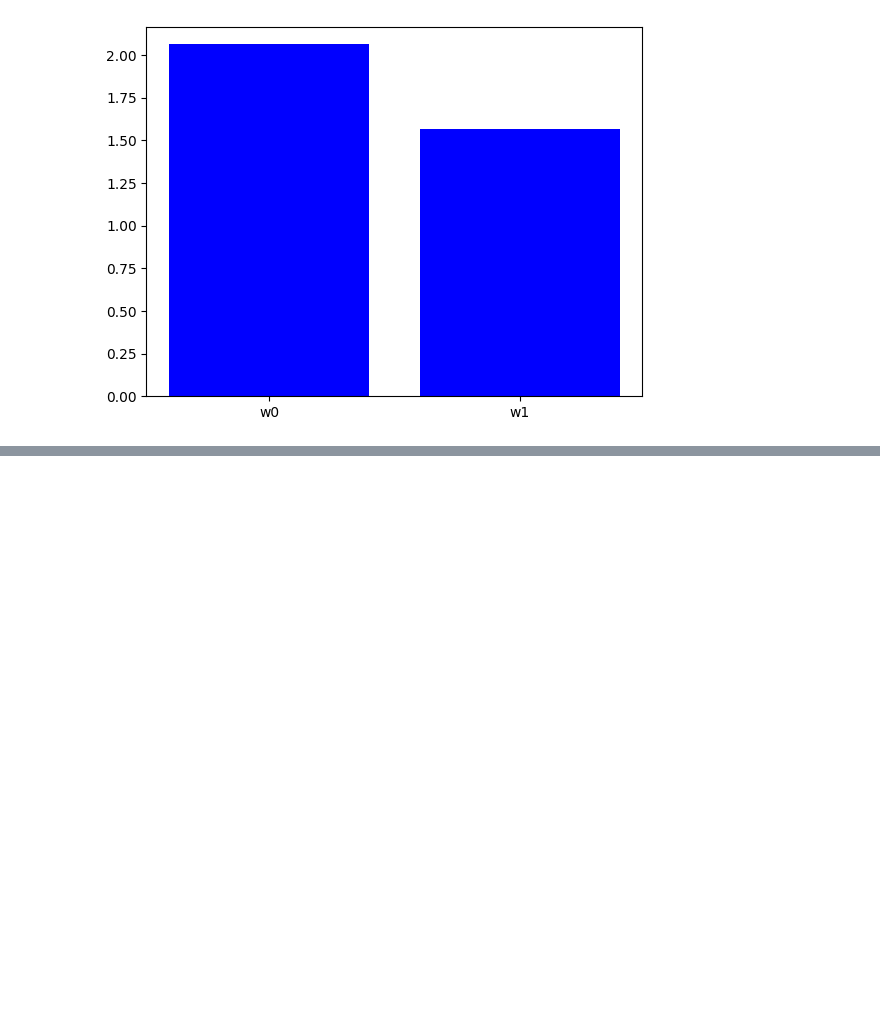
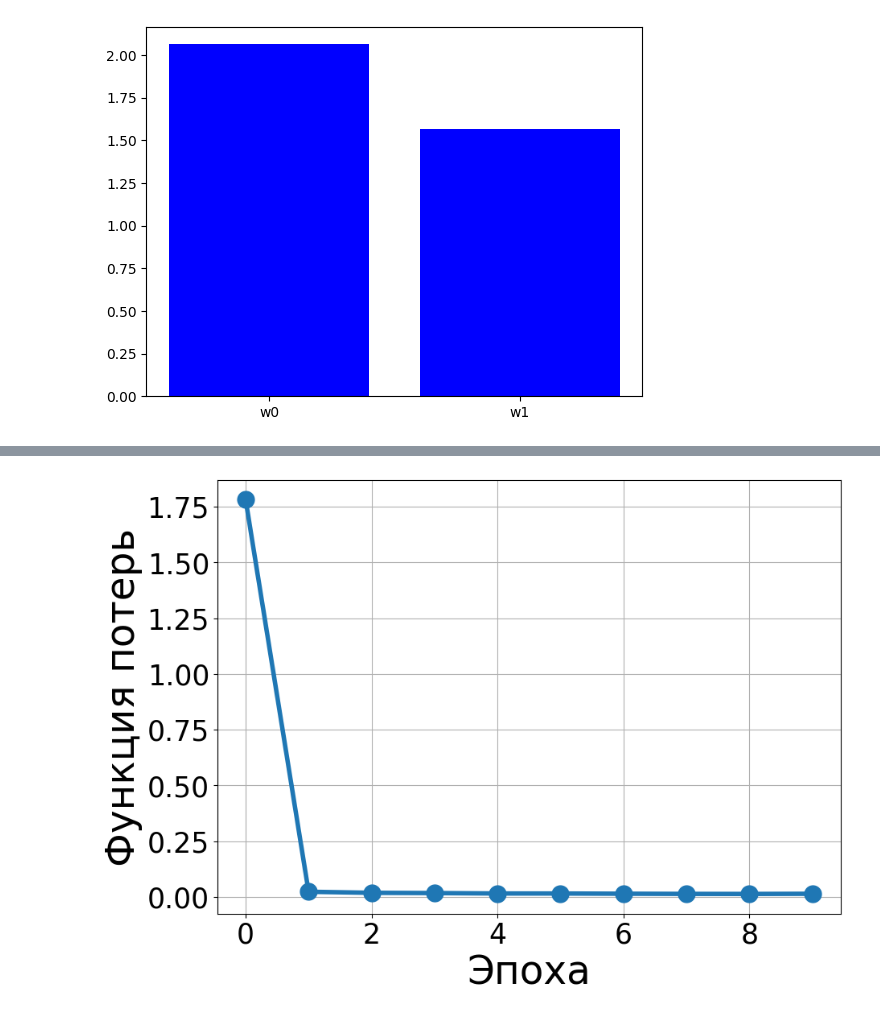
Before and after one commit to modernpacifist/engineering-of-machine-learning-urfu, a Jupyter notebook: math-basics-of-machine-learning/Notebooks/HW2_MBML.ipynb, the cells around one changed output, grey strips where cells are left out. Drawn from its saved outputs; the diff is of its cells as text; code cells hidden in the pictures; blank space fills up the shorter version.

```diff
--- a/math-basics-of-machine-learning/Notebooks/HW2_MBML.ipynb
+++ b/math-basics-of-machine-learning/Notebooks/HW2_MBML.ipynb
@@ -456,0 +534,6 @@ vis_weigths(weights)
+# %%
+fig  = plt.figure(figsize=(10,7))
+
+plot_cost(cost)
+# %% [output]
+[figure, added]
```
Also changed, not shown: parts of 11 cells of this notebook.
